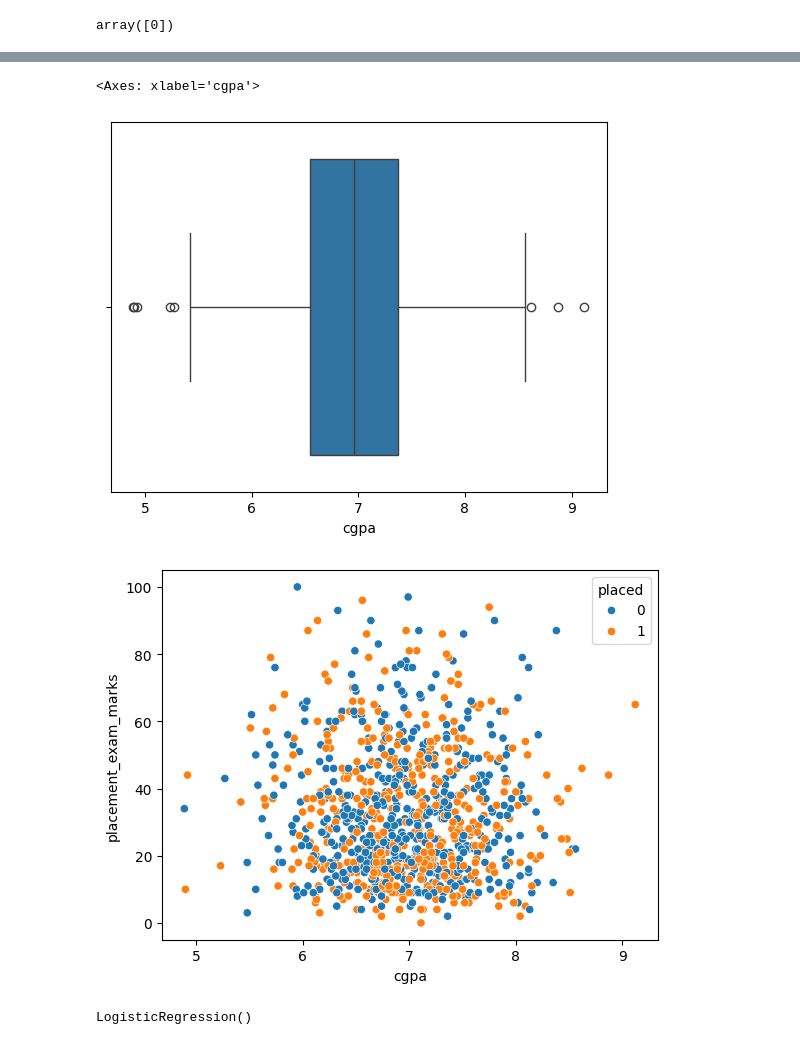
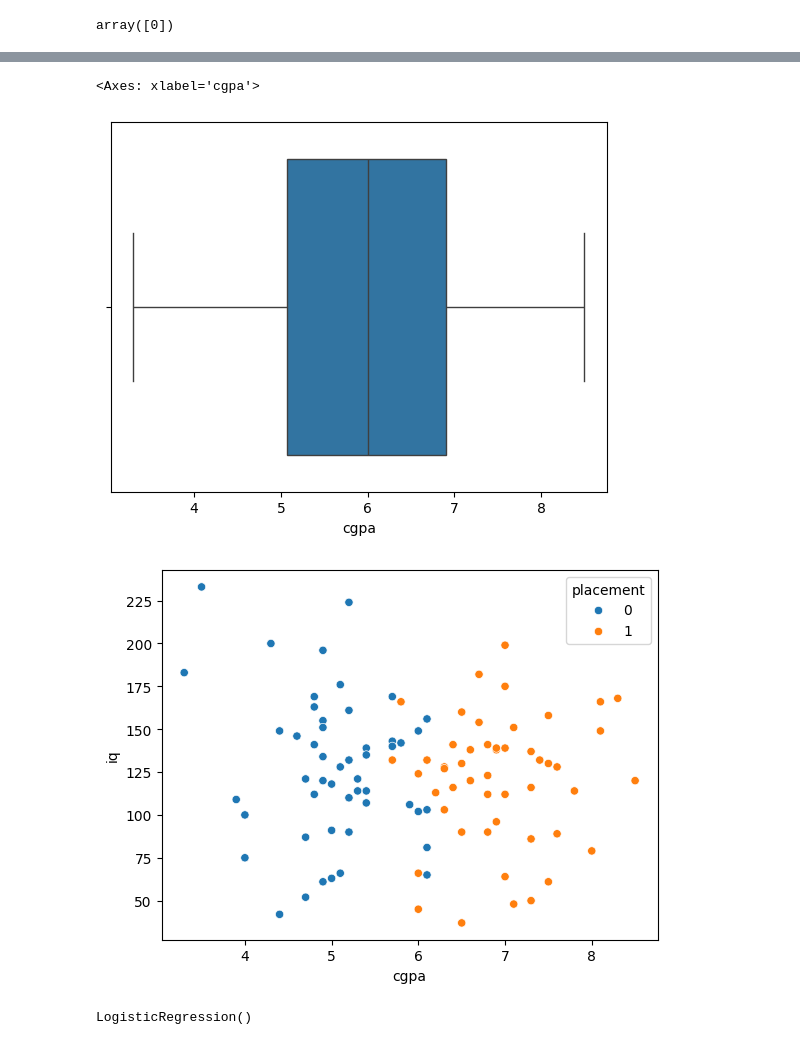
Before and after one commit to sanjay-r-0508/Data_Science_Notes, a Jupyter notebook: machine_learning/supervised_learning_in_ml/classification/classification.ipynb, the cells around one changed output, grey strips where cells are left out. Cells and saved outputs as stored; diff of their text form; code cells hidden in the pictures.

```diff
--- a/machine_learning/supervised_learning_in_ml/classification/classification.ipynb
+++ b/machine_learning/supervised_learning_in_ml/classification/classification.ipynb
@@ -104,0 +105,2 @@ placement.head(5)
+# %%
+placement = placement.drop(columns = "Unnamed: 0")
@@ -106,12 +117,12 @@ placement.head(5)
 sns.boxplot(x = "cgpa", data = placement)
 # %% [output]
 <Axes: xlabel='cgpa'>
-[figure, old version]
+[figure, new version]
 # %%
 plt.Figure(figsize = (10, 10))
-sns.scatterplot(x = "cgpa", y = "placement_exam_marks",data = placement, hue = 'placed')
+sns.scatterplot(x = "cgpa", y = "iq",data = placement, hue = 'placement')
 plt.show()
 # %% [output]
-[figure, old version]
+[figure, new version]
 # %%
 xx = placement.iloc[:,:-1]
```
Also changed, not shown: parts of 8 cells of this notebook, 1 other file.
